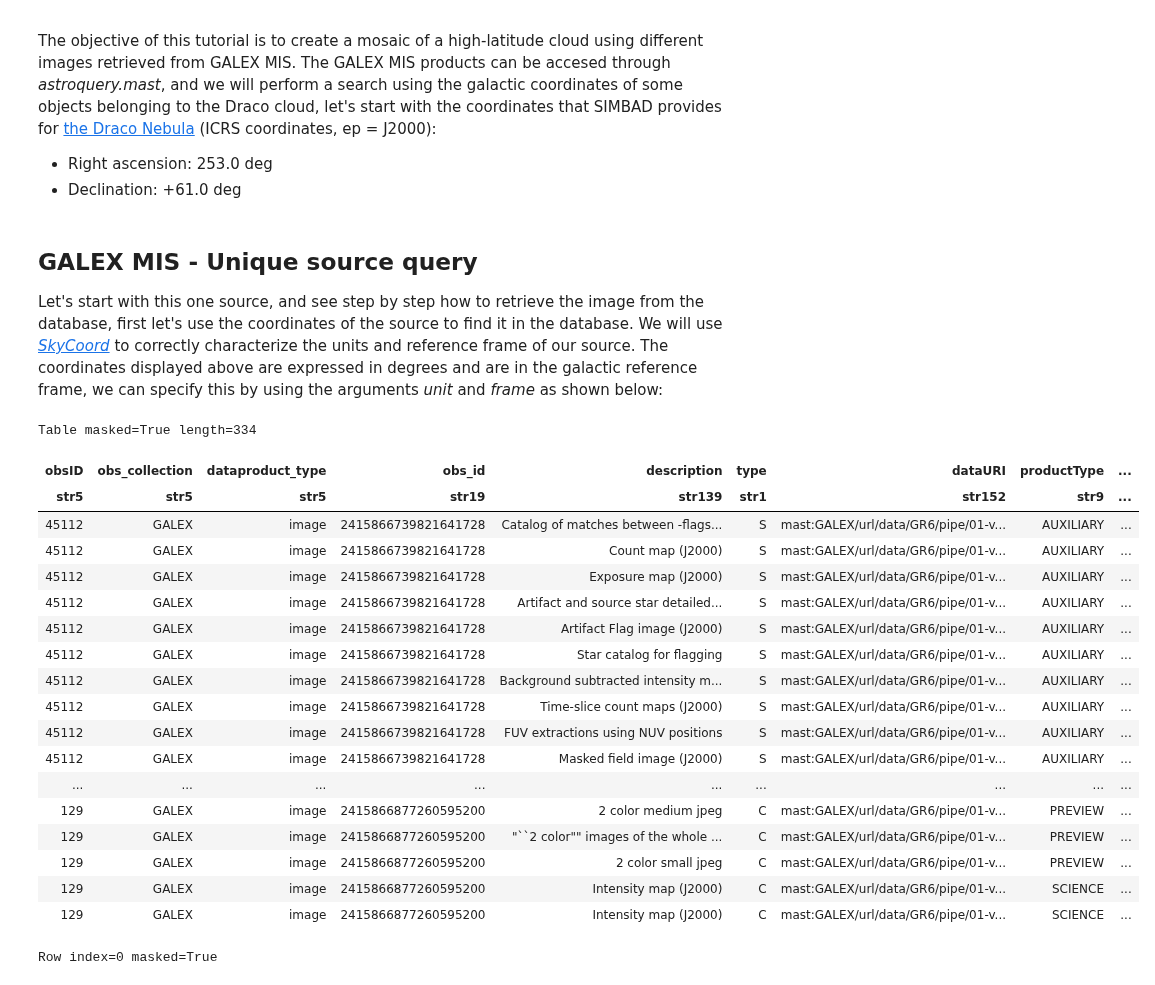
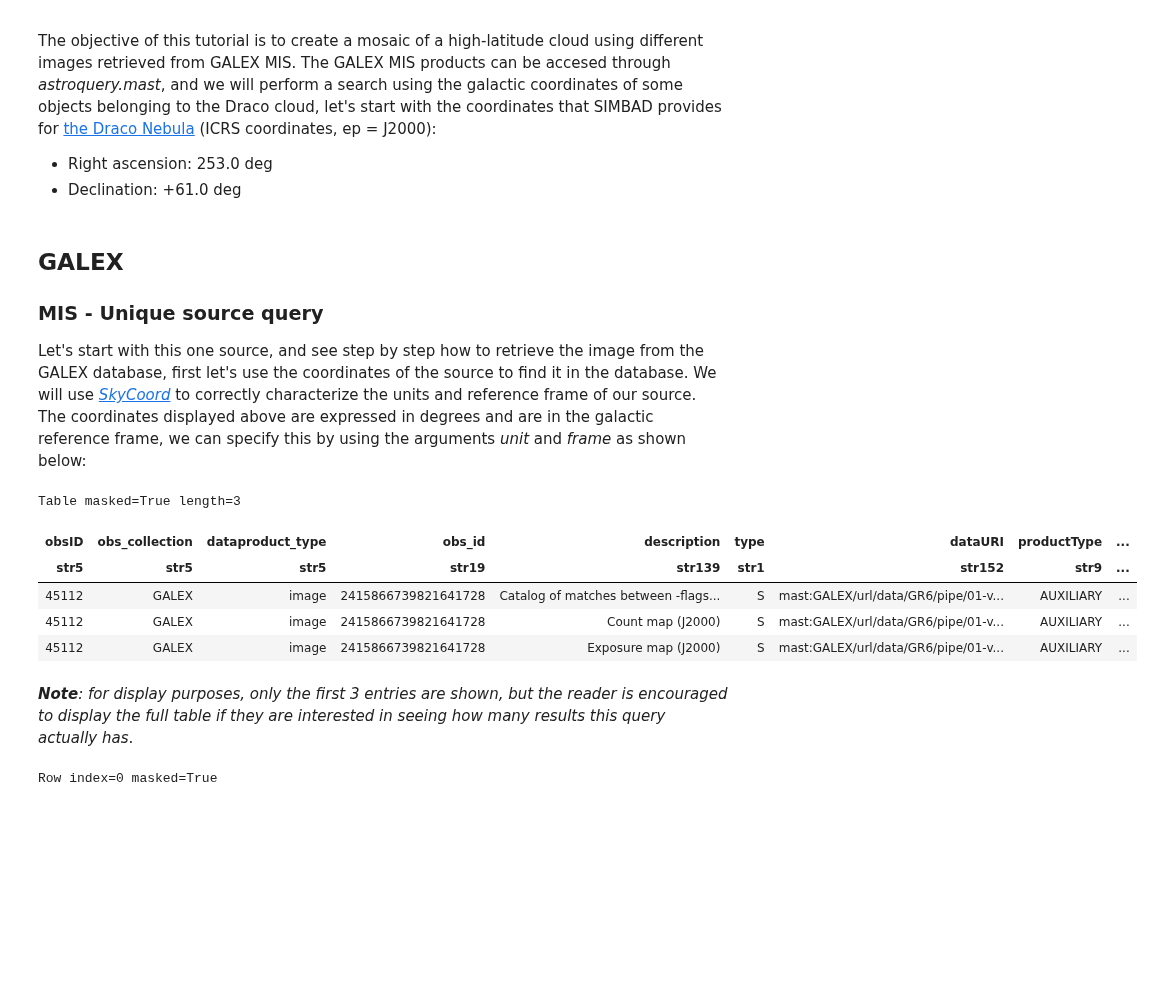
Before and after one commit to ScienceBetter/notebooks-stsci, a Jupyter notebook: surveying_dust_structure_via_GALEX_MIS/surveying_dust_structure_via_GALEX_MIS.ipynb, the cells around one changed output. Saved outputs shown, nothing was run; the diff lists cells and outputs as text; code cells hidden in the pictures; blank space fills up the shorter version.

Commit message:
Change of output display

```diff
--- a/surveying_dust_structure_via_GALEX_MIS/surveying_dust_structure_via_GALEX_MIS.ipynb
+++ b/surveying_dust_structure_via_GALEX_MIS/surveying_dust_structure_via_GALEX_MIS.ipynb
@@ -59,34 +61,25 @@ The objective of this tutorial is to create a mosaic of a high-latitude cloud us
 - Right ascension: 253.0 deg
 - Declination: +61.0 deg
 # %% [markdown]
-## GALEX MIS - Unique source query
+## GALEX
 
-Let's start with this one source, and see step by step how to retrieve the image from the database, first let's use the coordinates of the source to find it in the database. We will use <a href="https://docs.astropy.org/en/stable/api/astropy.coordinates.SkyCoord.html">_SkyCoord_</a> to correctly characterize the units and reference frame of our source. The coordinates displayed above are expressed in degrees and are in the galactic reference frame, we can specify this by using the arguments _unit_ and _frame_ as shown below:
+### MIS - Unique source query
+
+Let's start with this one source, and see step by step how to retrieve the image from the GALEX database, first let's use the coordinates of the source to find it in the database. We will use <a href="https://docs.astropy.org/en/stable/api/astropy.coordinates.SkyCoord.html">_SkyCoord_</a> to correctly characterize the units and reference frame of our source. The coordinates displayed above are expressed in degrees and are in the galactic reference frame, we can specify this by using the arguments _unit_ and _frame_ as shown below:
 # %%
 coord = SkyCoord(253.0000, +61.0, unit='deg', frame='icrs')
 obs = Observations.query_criteria(obs_collection="GALEX",coordinates=coord,project='MIS',radius=".01 deg")
 data_products = Observations.get_product_list(obs)
-data_products
+data_products[0:3]
 # %% [output]
-Table masked=True length=334
+Table masked=True length=3
 | obsID | obs_collection | dataproduct_type | obs_id | description | type | dataURI | productType | ... |
 | str5 | str5 | str5 | str19 | str139 | str1 | str152 | str9 | ... |
 | 45112 | GALEX | image | 2415866739821641728 | Catalog of matches between -flags... | S | mast:GALEX/url/data/GR6/pipe/01-v... | AUXILIARY | ... |
 | 45112 | GALEX | image | 2415866739821641728 | Count map (J2000) | S | mast:GALEX/url/data/GR6/pipe/01-v... | AUXILIARY | ... |
 | 45112 | GALEX | image | 2415866739821641728 | Exposure map (J2000) | S | mast:GALEX/url/data/GR6/pipe/01-v... | AUXILIARY | ... |
-| 45112 | GALEX | image | 2415866739821641728 | Artifact and source star detailed... | S | mast:GALEX/url/data/GR6/pipe/01-v... | AUXILIARY | ... |
-| 45112 | GALEX | image | 2415866739821641728 | Artifact Flag image (J2000) | S | mast:GALEX/url/data/GR6/pipe/01-v... | AUXILIARY | ... |
-| 45112 | GALEX | image | 2415866739821641728 | Star catalog for flagging | S | mast:GALEX/url/data/GR6/pipe/01-v... | AUXILIARY | ... |
-| 45112 | GALEX | image | 2415866739821641728 | Background subtracted intensity m... | S | mast:GALEX/url/data/GR6/pipe/01-v... | AUXILIARY | ... |
-| 45112 | GALEX | image | 2415866739821641728 | Time-slice count maps (J2000) | S | mast:GALEX/url/data/GR6/pipe/01-v... | AUXILIARY | ... |
-| 45112 | GALEX | image | 2415866739821641728 | FUV extractions using NUV positions | S | mast:GALEX/url/data/GR6/pipe/01-v... | AUXILIARY | ... |
-| 45112 | GALEX | image | 2415866739821641728 | Masked field image (J2000) | S | mast:GALEX/url/data/GR6/pipe/01-v... | AUXILIARY | ... |
-| ... | ... | ... | ... | ... | ... | ... | ... | ... |
-| 129 | GALEX | image | 2415866877260595200 | 2 color medium jpeg | C | mast:GALEX/url/data/GR6/pipe/01-v... | PREVIEW | ... |
-| 129 | GALEX | image | 2415866877260595200 | "``2 color"" images of the whole ... | C | mast:GALEX/url/data/GR6/pipe/01-v... | PREVIEW | ... |
-| 129 | GALEX | image | 2415866877260595200 | 2 color small jpeg | C | mast:GALEX/url/data/GR6/pipe/01-v... | PREVIEW | ... |
-| 129 | GALEX | image | 2415866877260595200 | Intensity map (J2000) | C | mast:GALEX/url/data/GR6/pipe/01-v... | SCIENCE | ... |
-| 129 | GALEX | image | 2415866877260595200 | Intensity map (J2000) | C | mast:GALEX/url/data/GR6/pipe/01-v... | SCIENCE | ... |
+# %% [markdown]
+_**Note**: for display purposes, only the first 3 entries are shown, but the reader is encouraged to display the full table if they are interested in seeing how many results this query actually has_.
 # %%
 data_products_mrp = Observations.filter_products(data_products, productType='SCIENCE',productGroupDescription='Minimum Recommended Products')
 yourProd = data_products_mrp[0]
```
Also changed, not shown: parts of 18 cells of this notebook.
